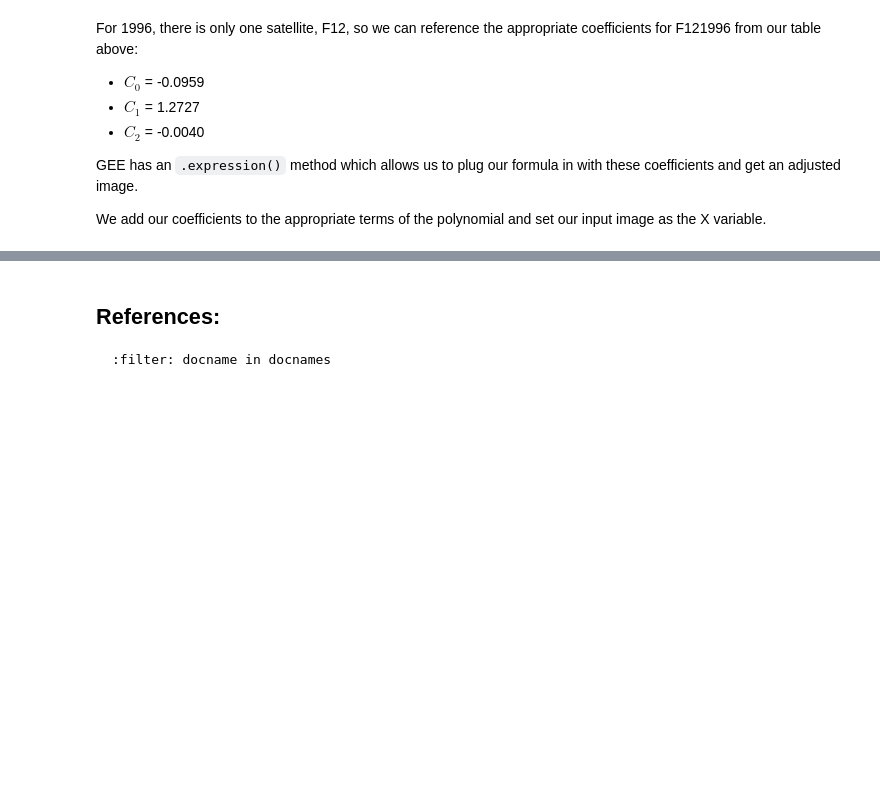
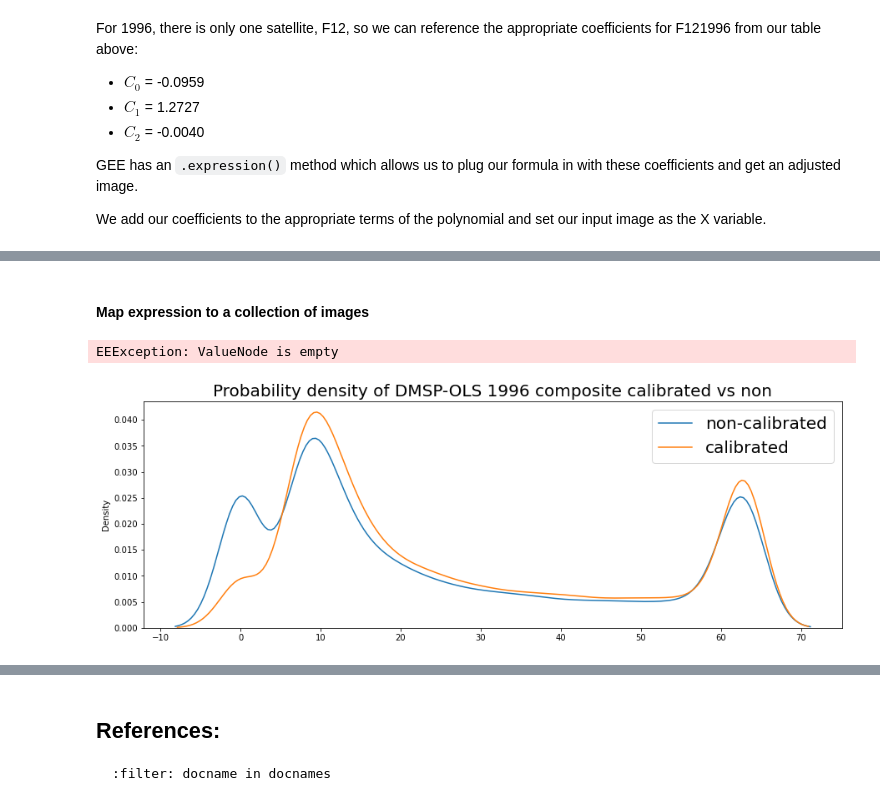
Before and after one commit to worldbank/OpenNightLights, a Jupyter notebook: onl/tutorials/mod2_2_DMSP-OLS_intercalibration.ipynb, the cells around one changed output, grey strips where cells are left out. Saved outputs shown, nothing was run; the diff lists cells and outputs as text; code cells hidden in the pictures; blank space fills up the shorter version.

Commit message:
create intercalib func

```diff
--- a/onl/tutorials/mod2_2_DMSP-OLS_intercalibration.ipynb
+++ b/onl/tutorials/mod2_2_DMSP-OLS_intercalibration.ipynb
@@ -105,0 +161,48 @@ EEException: Invalid argument specified for ee.List(): results
+# %%
+# load the coefficient reference file
+import pandas as pd
+coef = pd.read_csv('files/Elvidge_DMSP_intercalib_coef.csv')
+
+# define a function that takes an image, gets its name, and returns its coefficients
+def get_coefs(img, coefdata=coef):
+    imgID = img.id().getInfo()
+    idx = coefdata['satellite']+coefdata['year'].astype(str)==imgID
+    return coefdata.loc[idx, ['c0','c1','c2']].values[0]
+
+# define a function that wraps the ee.Image native "expression" function
+# and passess the image coefficients as arguments to return the calibrated image
+def calibrate_img(img):
+    c0, c1, c2 = get_coefs(img)
+    return img.expression("c0 + (c1 * X) + (c2 * X**2)", {'X':img, 'c0':c0, 'c1':c1, 'c2':c2})
+
+# define a function that clips images
+def clip_img(img, upper_thresh=63, upper_set=63, lower_thresh=6, lower_set=0):
+    return img.where(img.gt(upper_thresh),upper_set).where(img.lte(lower_thresh),lower_set)
+
+# wrap these in a single function using defaults
+def calibrate_and_clip(img):
+    return clip_img(calibrate_img(img))
+# %% [markdown]
+#### Map expression to a collection of images
+# %%
+# get dmsp collection (getting "stable_lights" band)
+dmsp = ee.ImageCollection("NOAA/DMSP-OLS/NIGHTTIME_LIGHTS").select('stable_lights')
+
+dmsp_calibrated = dmsp.map(calibrate_and_clip)
+# %% [output]
+EEException: ValueNode is empty
+# %%
+dmsp1996a = ee.Image("NOAA/DMSP-OLS/NIGHTTIME_LIGHTS/F121996").select('stable_lights')
+dmsp1996b = calibrate_and_clip(dmsp1996a)
+dmsp1996a = clip_img(dmsp1996a)
+
+dmsp1996a_arr = geemap.ee_to_numpy(dmsp1996a, region=myPolyGeom)
+dmsp1996b_arr = geemap.ee_to_numpy(dmsp1996b, region=myPolyGeom)
+# %%
+fig, ax = plt.subplots(figsize=(15,5))
+sns.kdeplot(dmsp1996a_arr.flatten(), label='non-calibrated',legend=True, ax=ax)
+sns.kdeplot(dmsp1996b_arr.flatten(), label='calibrated',legend=True, ax=ax)
+plt.legend(fontsize=20)
+plt.title('Probability density of DMSP-OLS 1996 composite calibrated vs non', fontsize=20);
+# %% [output]
+[figure, added]
```
Also changed, not shown: parts of 13 cells of this notebook, 4 other files.
